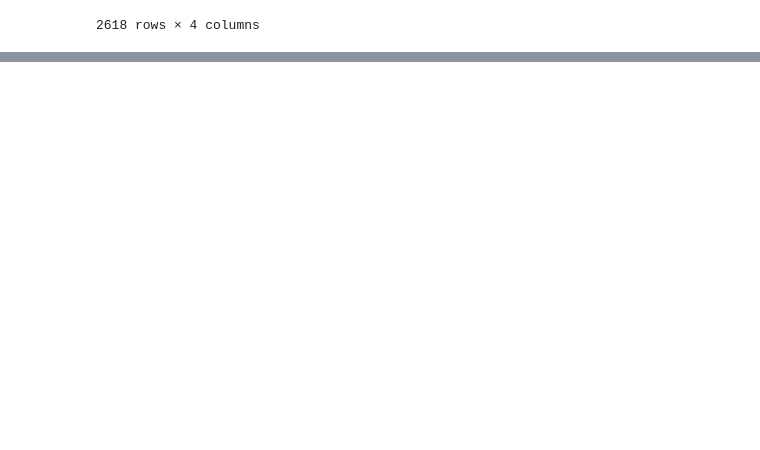
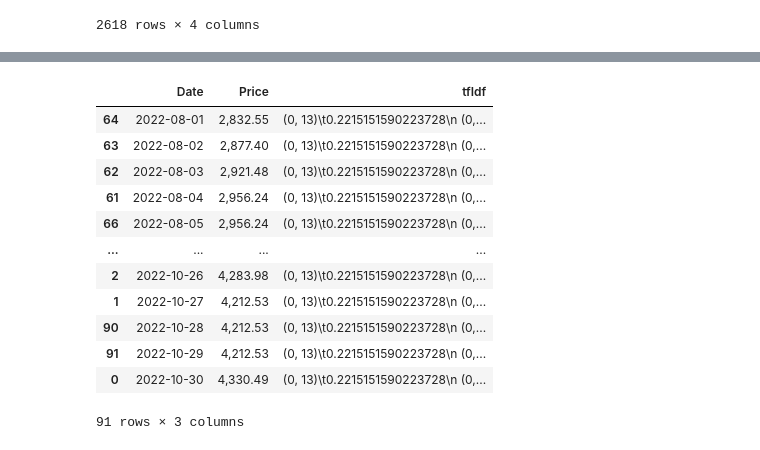
Before and after one commit to a-guler/BIST30PREDICTION, a Jupyter notebook: preprocess.ipynb, the cells around one changed output, grey strips where cells are left out. Drawn from its saved outputs; the diff is of its cells as text; code cells hidden in the pictures; blank space fills up the shorter version.

Commit message:
Data preprocessing methods added

```diff
--- a/preprocess.ipynb
+++ b/preprocess.ipynb
@@ -37,0 +80,17 @@ TypeError: Invalid comparison between dtype=datetime64[ns] and date
+# %%
+from datetime import date,datetime, timedelta
+from sklearn.feature_extraction.text import TfidfTransformer,TfidfVectorizer
+start_date = date(2022, 8, 1)
+end_date = date(2022, 10, 31)
+
+
+tfIdfVectorizer=TfidfVectorizer(use_idf=True)
+new_data = pd.DataFrame(columns=['Date', 'tfIdf'])
+for currDate in daterange(start_date, end_date):
+    newsOfTheDay = news.where(news["Date"].dt.date == date(2022,10,2)).dropna()
+    # display(newsOfTheDay['Title'])
+    tfIdf = tfIdfVectorizer.fit_transform(newsOfTheDay['Description'])
+    df = pd.DataFrame(tfIdf[0].T.todense(), index=tfIdfVectorizer.get_feature_names(), columns=["TF-IDF"])
+
+    new_data.loc[len(new_data.index)] = [currDate, tfIdf]
+display(new_data)
@@ -37,0 +111,9 @@ TypeError: Invalid comparison between dtype=datetime64[ns] and date
+# %%
+bist30 = pd.read_csv('Datas\\bist30_final.csv')
+# %%
+cols = ['Date','Price']
+bist30 = bist30[cols]
+bist30['Date'] = pd.to_datetime(bist30["Date"]) -timedelta(days=1)
+new_data['Date'] = pd.to_datetime(new_data["Date"])
+
+display(bist30)
@@ -37,0 +134,26 @@ TypeError: Invalid comparison between dtype=datetime64[ns] and date
+# %%
+final_data = pd.merge(bist30,new_data, how = 'outer')
+
+
+final_data = final_data.sort_values(by=['Date'])
+
+final_data['Price'] =final_data['Price'].fillna(method='ffill').fillna(method='bfill')
+final_data = final_data.dropna()
+
+final_data.to_csv('Datas\\training_data.csv')
+
+display(final_data)
+# %% [output]
+|  | Date | Price | tfIdf |
+| 64 | 2022-08-01 | 2,832.55 | (0, 13)\t0.2215151590223728\n (0,... |
+| 63 | 2022-08-02 | 2,877.40 | (0, 13)\t0.2215151590223728\n (0,... |
+| 62 | 2022-08-03 | 2,921.48 | (0, 13)\t0.2215151590223728\n (0,... |
+| 61 | 2022-08-04 | 2,956.24 | (0, 13)\t0.2215151590223728\n (0,... |
+| 66 | 2022-08-05 | 2,956.24 | (0, 13)\t0.2215151590223728\n (0,... |
+| ... | ... | ... | ... |
+| 2 | 2022-10-26 | 4,283.98 | (0, 13)\t0.2215151590223728\n (0,... |
+| 1 | 2022-10-27 | 4,212.53 | (0, 13)\t0.2215151590223728\n (0,... |
+| 90 | 2022-10-28 | 4,212.53 | (0, 13)\t0.2215151590223728\n (0,... |
+| 91 | 2022-10-29 | 4,212.53 | (0, 13)\t0.2215151590223728\n (0,... |
+| 0 | 2022-10-30 | 4,330.49 | (0, 13)\t0.2215151590223728\n (0,... |
+91 rows × 3 columns
```
Also changed, not shown: parts of 5 cells of this notebook, 1 other file.
